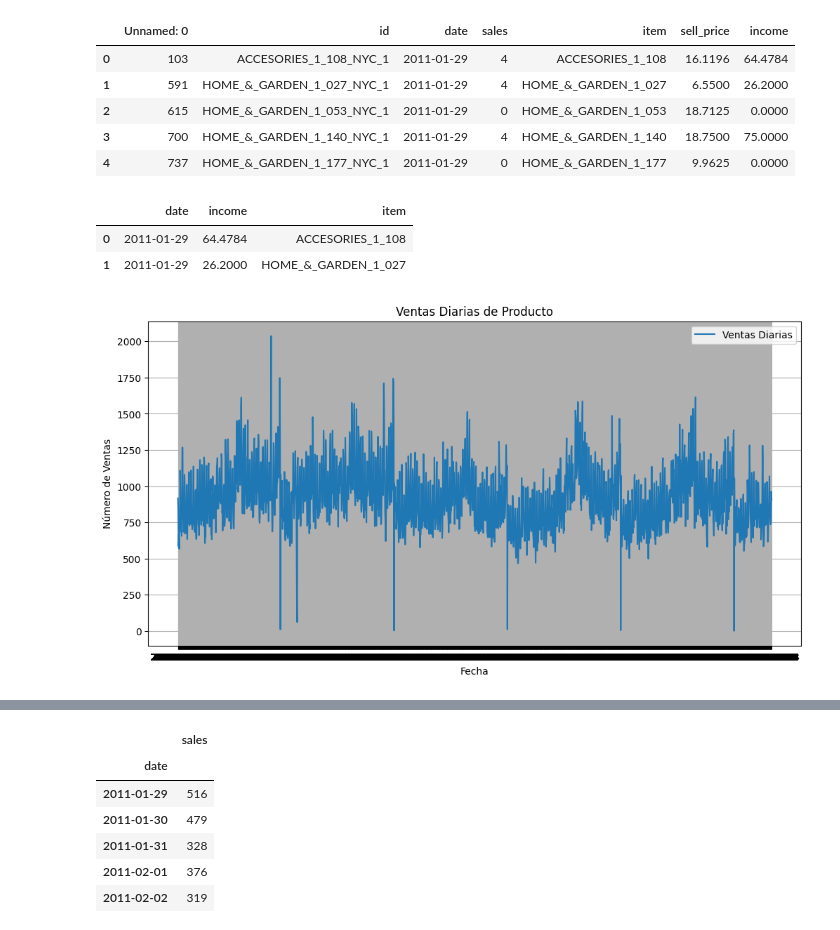
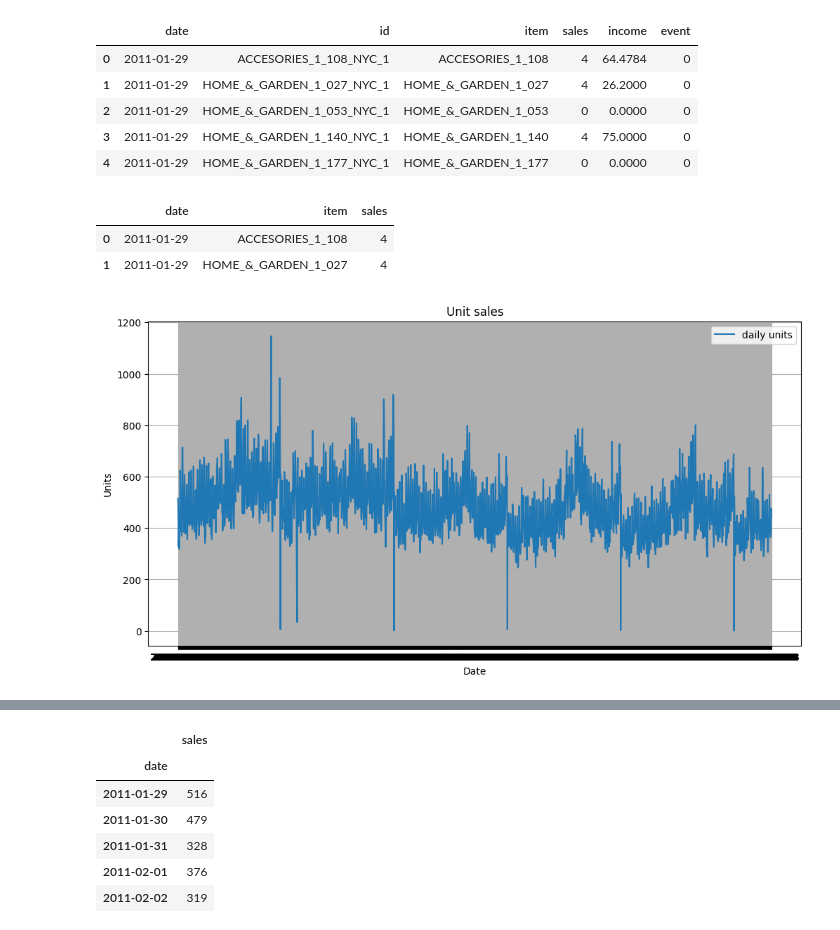
Before and after one commit to Unbiunio/DS-MARKET-TFM, a Jupyter notebook: time_series/units_global/test_arima.ipynb, the cells around one changed output, grey strips where cells are left out. Saved outputs shown, nothing was run; the diff lists cells and outputs as text; code cells hidden in the pictures.

```diff
--- a/time_series/units_global/test_arima.ipynb
+++ b/time_series/units_global/test_arima.ipynb
@@ -25,10 +22,10 @@ from statsmodels.tsa.holtwinters import SimpleExpSmoothing, ExponentialSmoothing
 # %%
-df_products = pd.read_csv('../data/Top100_prediction.csv')
-df_products.head(5)
+ts = pd.read_csv('../../data/ts_top100_prediction.csv')
+ts.head(5)
 # %% [output]
-|  | Unnamed: 0 | id | date | sales | item | sell_price | income |
-| 0 | 103 | ACCESORIES_1_108_NYC_1 | 2011-01-29 | 4 | ACCESORIES_1_108 | 16.1196 | 64.4784 |
-| 1 | 591 | HOME_&_GARDEN_1_027_NYC_1 | 2011-01-29 | 4 | HOME_&_GARDEN_1_027 | 6.5500 | 26.2000 |
-| 2 | 615 | HOME_&_GARDEN_1_053_NYC_1 | 2011-01-29 | 0 | HOME_&_GARDEN_1_053 | 18.7125 | 0.0000 |
-| 3 | 700 | HOME_&_GARDEN_1_140_NYC_1 | 2011-01-29 | 4 | HOME_&_GARDEN_1_140 | 18.7500 | 75.0000 |
-| 4 | 737 | HOME_&_GARDEN_1_177_NYC_1 | 2011-01-29 | 0 | HOME_&_GARDEN_1_177 | 9.9625 | 0.0000 |
+|  | date | id | item | sales | income | event |
+| 0 | 2011-01-29 | ACCESORIES_1_108_NYC_1 | ACCESORIES_1_108 | 4 | 64.4784 | 0 |
+| 1 | 2011-01-29 | HOME_&_GARDEN_1_027_NYC_1 | HOME_&_GARDEN_1_027 | 4 | 26.2000 | 0 |
+| 2 | 2011-01-29 | HOME_&_GARDEN_1_053_NYC_1 | HOME_&_GARDEN_1_053 | 0 | 0.0000 | 0 |
+| 3 | 2011-01-29 | HOME_&_GARDEN_1_140_NYC_1 | HOME_&_GARDEN_1_140 | 4 | 75.0000 | 0 |
+| 4 | 2011-01-29 | HOME_&_GARDEN_1_177_NYC_1 | HOME_&_GARDEN_1_177 | 0 | 0.0000 | 0 |
@@ -37,11 +32,11 @@ df_products.drop(columns=['Unnamed: 0'], axis=1, inplace=True)
 # %%
-df_product = df_products[['date', 'sales','item']]
+df_product = ts[['date', 'item','sales']]
 # %%
 df_product.head(2)
 # %% [output]
-|  | date | income | item |
-| 0 | 2011-01-29 | 64.4784 | ACCESORIES_1_108 |
-| 1 | 2011-01-29 | 26.2000 | HOME_&_GARDEN_1_027 |
+|  | date | item | sales |
+| 0 | 2011-01-29 | ACCESORIES_1_108 | 4 |
+| 1 | 2011-01-29 | HOME_&_GARDEN_1_027 | 4 |
 # %%
 df_SUPERMARKET_3_586 = df_product[df_product['item']=='SUPERMARKET_3_586']
 # %%
@@ -51,17 +46,17 @@ ts_predict.set_index('date', inplace=True)
 # %%
 import matplotlib.pyplot as plt
 
 # Graficar la serie temporal
 plt.figure(figsize=(12, 6))
-plt.plot(ts_predict.index, ts_predict['income'], label='Ventas Diarias')
-plt.xlabel('Fecha')
-plt.ylabel('Número de Ventas')
-plt.title('Ventas Diarias de Producto')
+plt.plot(ts_predict.index, ts_predict['sales'], label='daily units')
+plt.xlabel('Date')
+plt.ylabel('Units')
+plt.title('Unit sales')
 plt.legend()
 plt.grid(True)
 plt.show()
 # %% [output]
-[figure, old version]
+[figure, new version]
 # %%
 from statsmodels.tsa.stattools import adfuller
 
```
Also changed, not shown: parts of 15 cells of this notebook, 5 other files.
